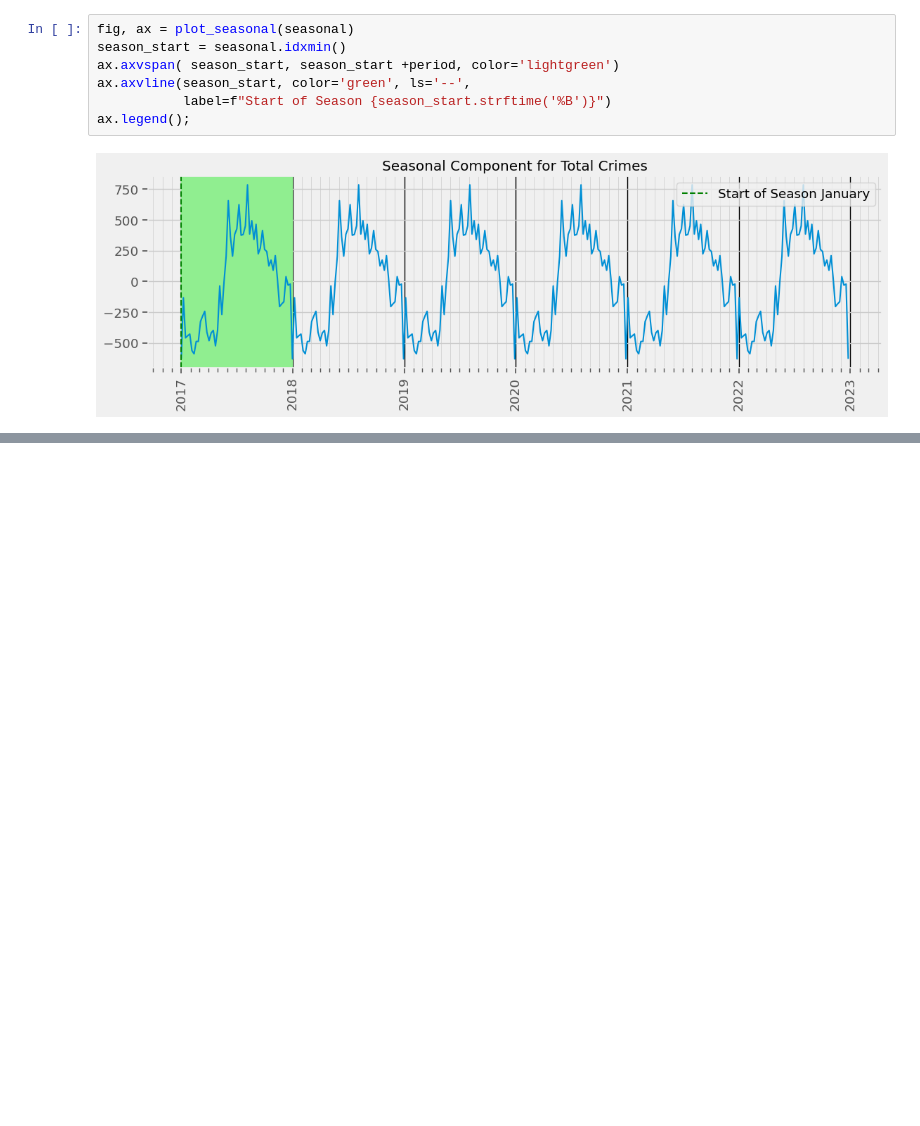
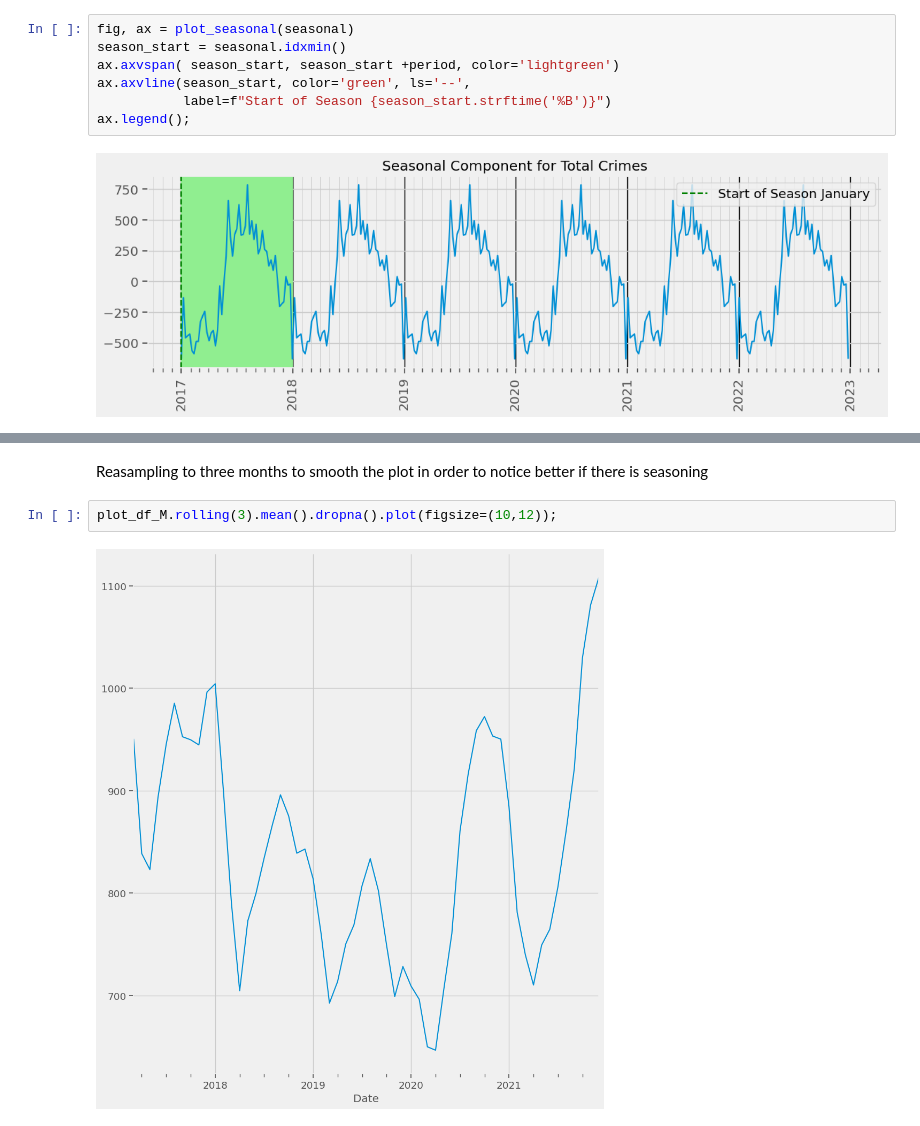
Before and after one commit to Khalil-Salama/Chicago-crime-data, a Jupyter notebook: Chicago_crime_data.ipynb, the cells around one changed output, grey strips where cells are left out. Cells and saved outputs as stored; diff of their text form; blank space fills up the shorter version.

```diff
--- a/Chicago_crime_data.ipynb
+++ b/Chicago_crime_data.ipynb
@@ -981,0 +1012,6 @@ ax.legend();
+# %% [markdown]
+Reasampling to three months to smooth the plot in order to notice better if there is seasoning
+# %%
+plot_df_M.rolling(3).mean().dropna().plot(figsize=(10,12));
+# %% [output]
+[figure, added]
```
Also changed, not shown: parts of 24 cells of this notebook.
